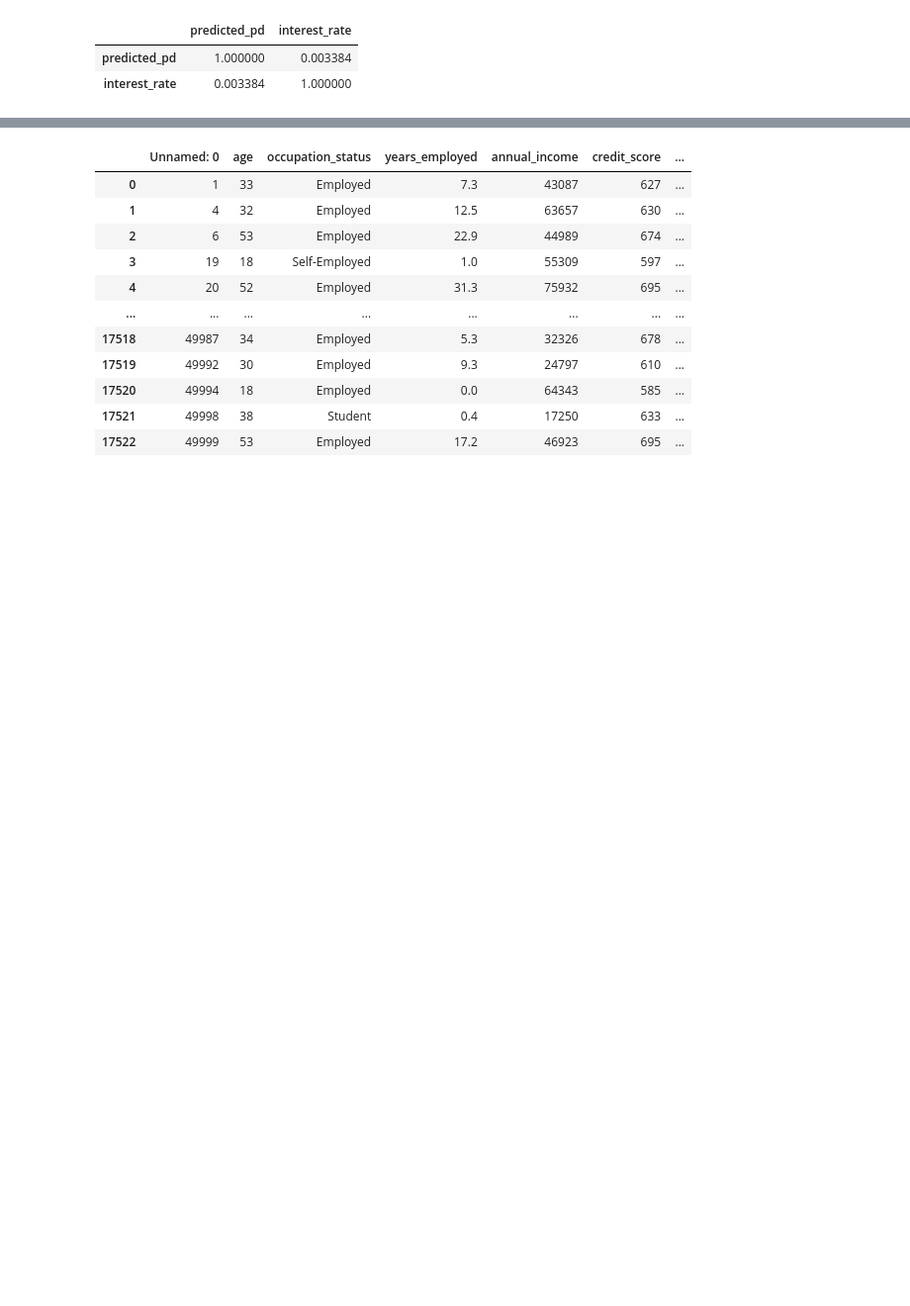
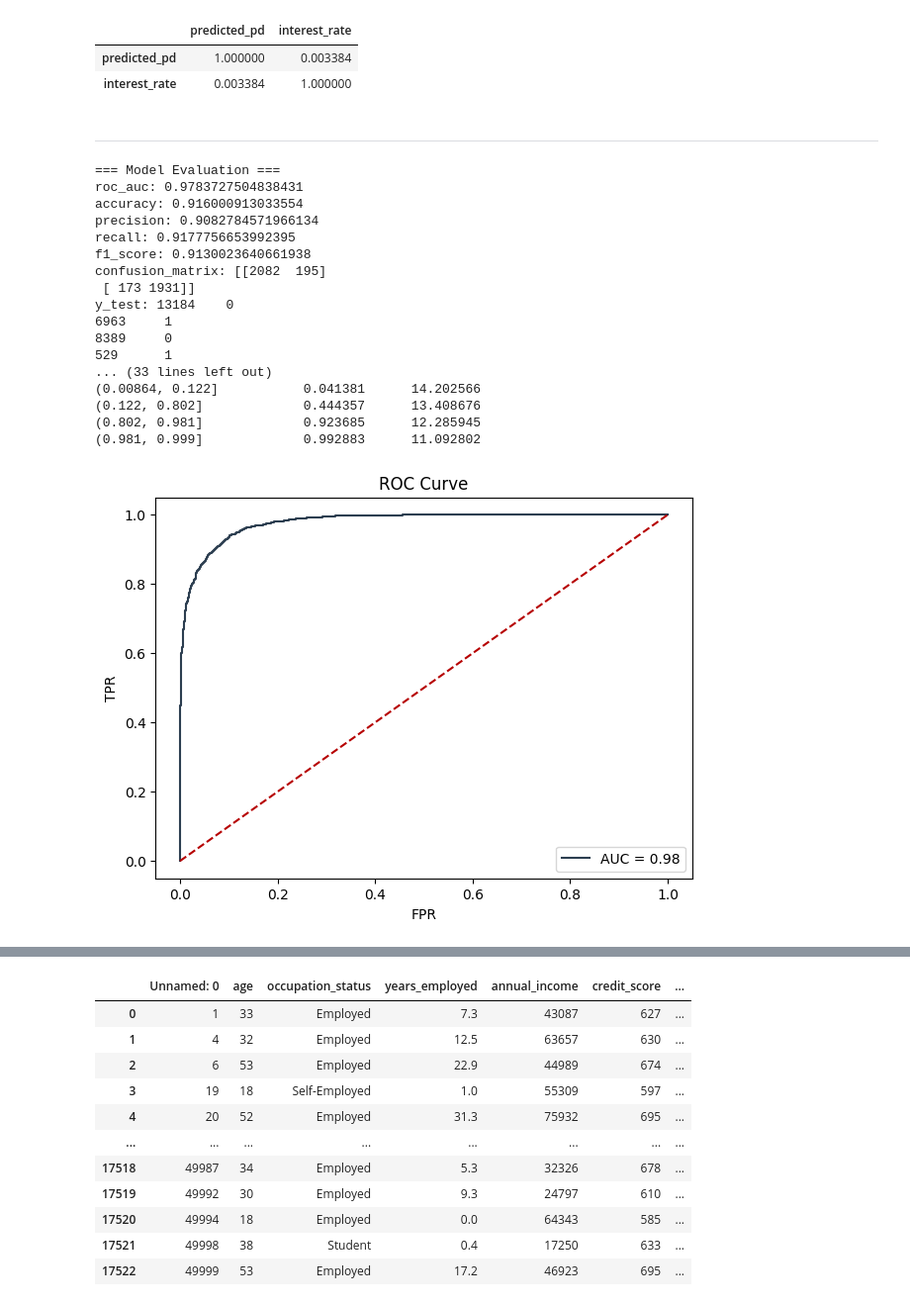
Before and after one commit to ppmelch/Credit_Model, a Jupyter notebook: notebooks/notebook.ipynb, the cells around one changed output, grey strips where cells are left out. Shown at 99% size. Cells and saved outputs as stored; diff of their text form; code cells hidden in the pictures; blank space fills up the shorter version.

```diff
--- a/notebooks/notebook.ipynb
+++ b/notebooks/notebook.ipynb
@@ -160,3 +160,5 @@ df[['predicted_pd', 'interest_rate']].corr()
 |  | predicted_pd | interest_rate |
 | predicted_pd | 1.000000 | 0.003384 |
 | interest_rate | 0.003384 | 1.000000 |
+# %% [markdown]
+---
@@ -162,0 +171,23 @@ df[['predicted_pd', 'interest_rate']].corr()
+# %%
+from main import main
+
+main()
+# %% [output]
+=== Model Evaluation ===
+roc_auc: 0.9783727504838431
+accuracy: 0.916000913033554
+precision: 0.9082784571966134
+recall: 0.9177756653992395
+f1_score: 0.9130023640661938
+confusion_matrix: [[2082  195]
+ [ 173 1931]]
+y_test: 13184    0
+6963     1
+8389     0
+529      1
+... (33 lines left out)
+(0.00864, 0.122]           0.041381      14.202566
+(0.122, 0.802]             0.444357      13.408676
+(0.802, 0.981]             0.923685      12.285945
+(0.981, 0.999]             0.992883      11.092802
+[figure, added]
```
Also changed, not shown: parts of 2 cells of this notebook, 2 other files.
